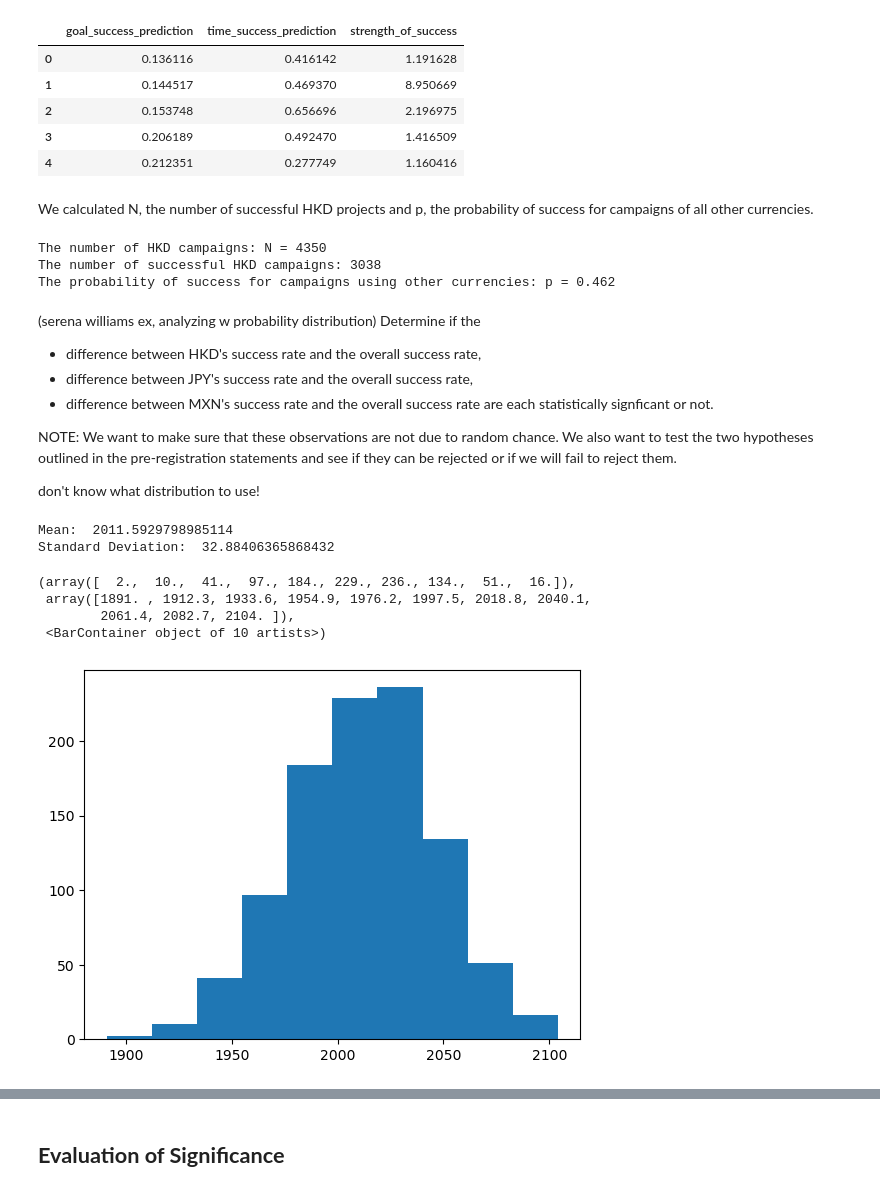
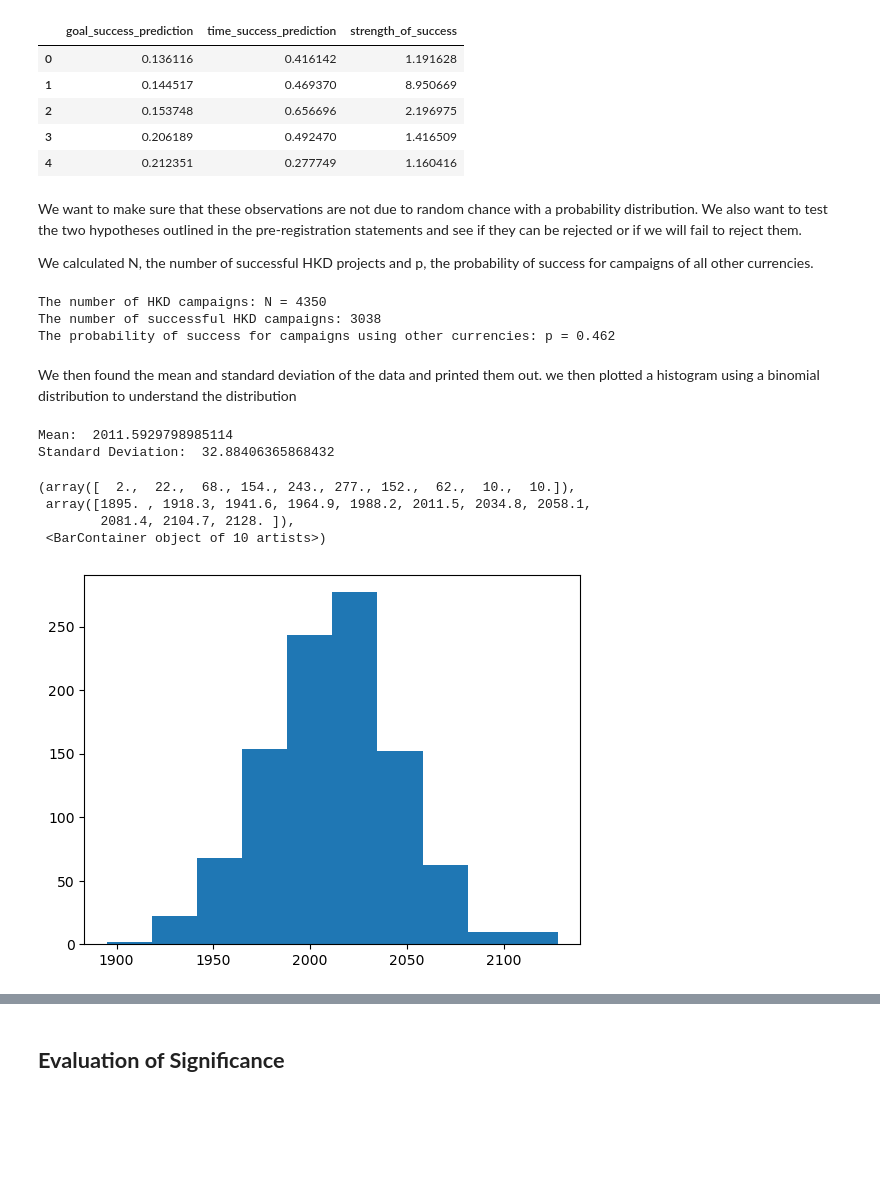
Before and after one commit to catherine-fang-git/kickstarter_project_success_info2950, a Jupyter notebook: INFO2950_Phase4.ipynb, the cells around one changed output, grey strips where cells are left out. Cells and saved outputs as stored; diff of their text form; code cells hidden in the pictures; blank space fills up the shorter version.

```diff
--- a/INFO2950_Phase4.ipynb
+++ b/INFO2950_Phase4.ipynb
@@ -497,6 +578,8 @@ kickstarter_data.iloc[:5, -3:]
 | 3 | 0.206189 | 0.492470 | 1.416509 |
 | 4 | 0.212351 | 0.277749 | 1.160416 |
 # %% [markdown]
+We want to make sure that these observations are not due to random chance with a probability distribution. We also want to test the two hypotheses outlined in the pre-registration statements and see if they can be rejected or if we will fail to reject them.
+
 We calculated N, the number of successful HKD projects and p, the probability of success for campaigns of all other currencies.
 # %%
 N = len(kickstarter_data[kickstarter_data["original_currency"] == "HKD"])
@@ -517,34 +599,27 @@ print(f"The probability of success for campaigns using other currencies: p = {np
 The number of HKD campaigns: N = 4350
 The number of successful HKD campaigns: 3038
 The probability of success for campaigns using other currencies: p = 0.462
-# %% [markdown]
-(serena williams ex, analyzing w probability distribution)
-Determine if the
-- difference between HKD's success rate and the overall success rate,
-- difference between JPY's success rate and the overall success rate,
-- difference between MXN's success rate and the overall success rate are each statistically signficant or not.
-
-NOTE: We want to make sure that these observations are not due to random chance. We also want to test the two hypotheses outlined in the pre-registration statements and see if they can be rejected or if we will fail to reject them.
-
-don't know what distribution to use!
+# %% [markdown]
+We then found the mean and standard deviation of the data and printed them out.
+we then plotted a histogram using a binomial distribution to understand the distribution
 # %%
 mean=N*p
 std = np.sqrt(N*p*(1-p))
 print("Mean: ", mean)
 print("Standard Deviation: ", std)
 
 hkd_dist = np.random.binomial(N, p, size = 1000)
 plt.hist(hkd_dist)
-
+plt.xlabel()
 # what labels go in x and y axes?
 # %% [output]
 Mean:  2011.5929798985114
 Standard Deviation:  32.88406365868432
-(array([  2.,  10.,  41.,  97., 184., 229., 236., 134.,  51.,  16.]),
- array([1891. , 1912.3, 1933.6, 1954.9, 1976.2, 1997.5, 2018.8, 2040.1,
-        2061.4, 2082.7, 2104. ]),
+(array([  2.,  22.,  68., 154., 243., 277., 152.,  62.,  10.,  10.]),
+ array([1895. , 1918.3, 1941.6, 1964.9, 1988.2, 2011.5, 2034.8, 2058.1,
+        2081.4, 2104.7, 2128. ]),
  <BarContainer object of 10 artists>)
-[figure, old version]
+[figure, new version]
 # %%
 hkd_dist = np.random.binomial(N,p,size=1000)
 plt.hist(hkd_dist, bins=20)
```
Also changed, not shown: parts of 25 cells of this notebook.
